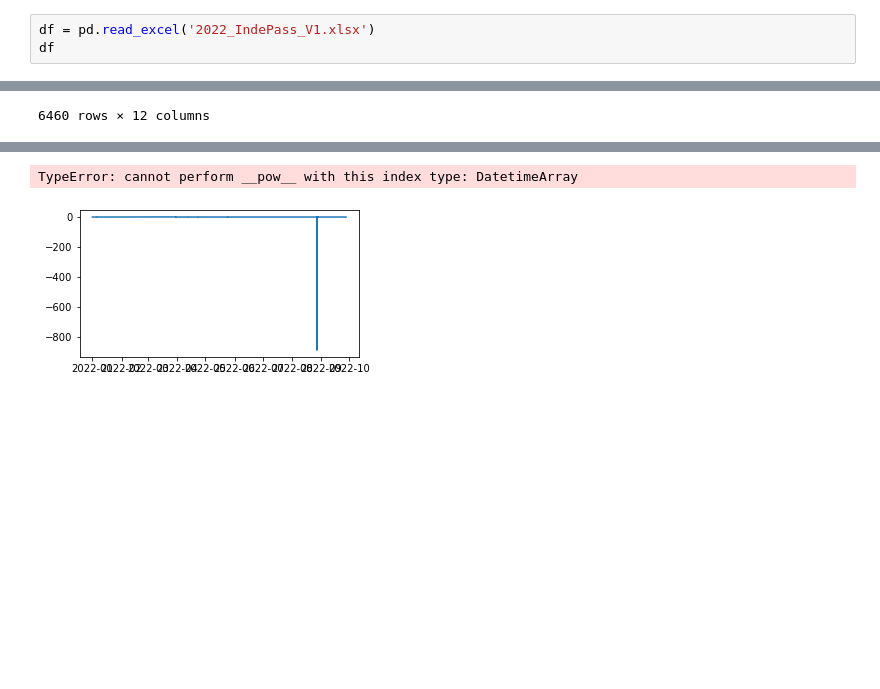
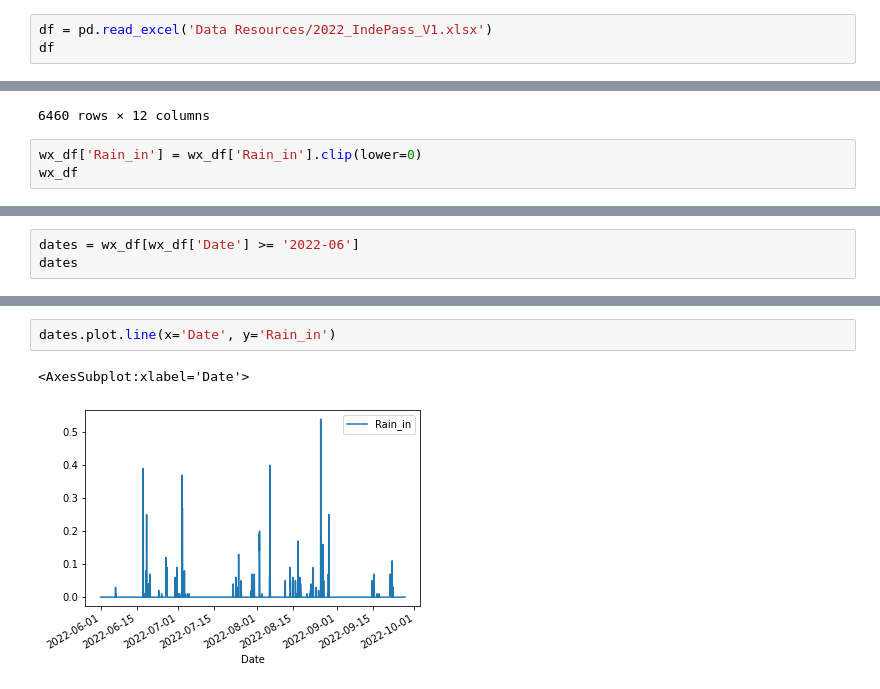
Before and after one commit to emaynard10/Phenology-Analysis, a Jupyter notebook: cleaning_wxdata.ipynb, the cells around one changed output, grey strips where cells are left out. Cells and saved outputs as stored; diff of their text form; blank space fills up the shorter version.

Commit message:
cleaning more weather data

```diff
--- a/cleaning_wxdata.ipynb
+++ b/cleaning_wxdata.ipynb
@@ -4,7 +4,7 @@ import matplotlib.pyplot as plt
 import pandas as pd
 import datetime
 # %%
-df = pd.read_excel('2022_IndePass_V1.xlsx')
+df = pd.read_excel('Data Resources/2022_IndePass_V1.xlsx')
 df
 # %% [output]
 |  | DateTime_UTC_7.00 | Rain_in | AirTemp_F | RH_percent | SoilTemp_F | WaterCont_2in_m3m3 | WaterCont_8in_m3m3 | ... |
@@ -139,3 +242,6 @@ wx_df
 | 6458 | 0.0 | 44.3102 | 47.5 | 43.0304 | 0.205654 | 0.098951 | ... |
 | 6459 | 0.0 | 47.1992 | 41.9 | 42.7550 | 0.207641 | 0.098951 | ... |
 6460 rows × 12 columns
+# %%
+wx_df['Rain_in'] = wx_df['Rain_in'].clip(lower=0)
+wx_df
@@ -141,0 +262,3 @@ wx_df
+# %%
+dates = wx_df[wx_df['Date'] >= '2022-06']
+dates
@@ -142,4 +279,5 @@ wx_df
 # %%
+dates.plot.line(x='Date', y='Rain_in')
 # %% [output]
-TypeError: cannot perform __pow__ with this index type: DatetimeArray
+<AxesSubplot:xlabel='Date'>
-[figure, old version]
+[figure, new version]
```
Also changed, not shown: parts of 12 cells of this notebook.
